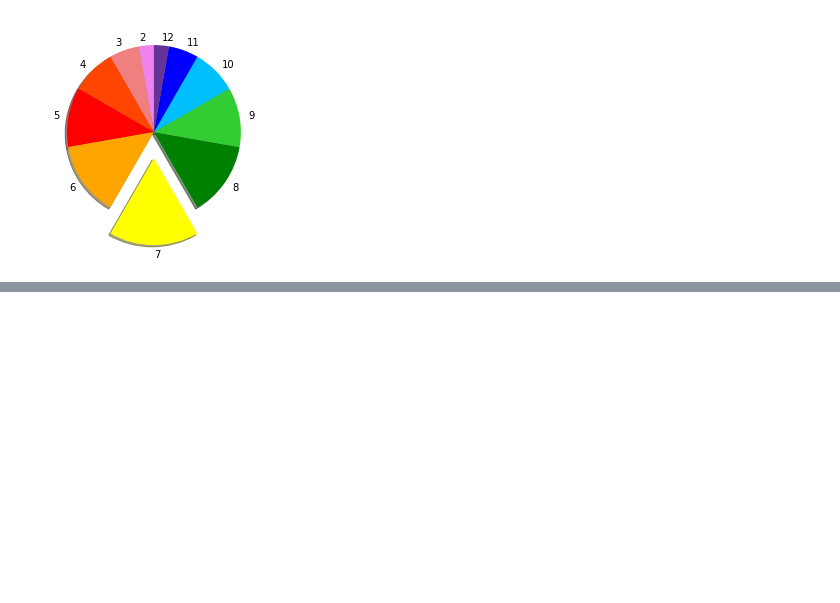
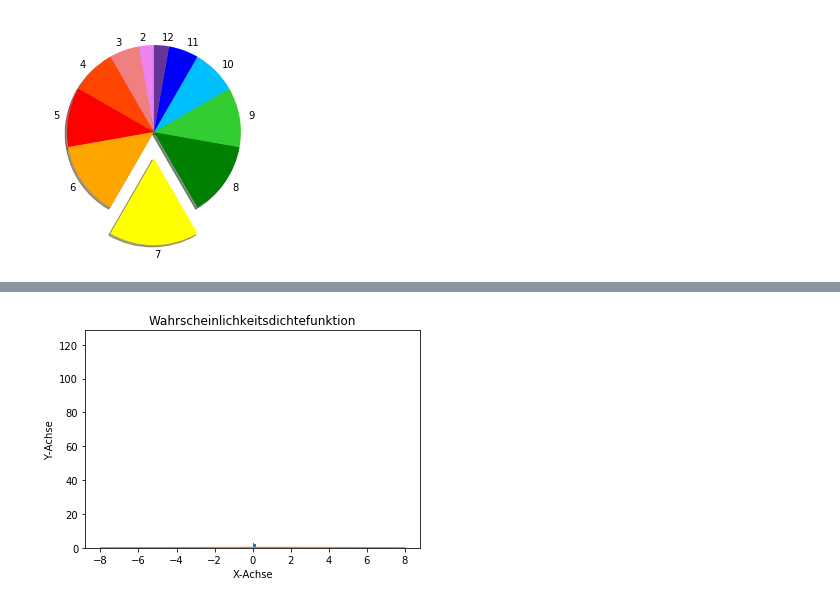
Before and after one commit to cheorges/Analysis-With-Python, a Jupyter notebook: Erstellung von Graphiken mit Matplotlib.ipynb, the cells around one changed output, grey strips where cells are left out. Cells and saved outputs as stored; diff of their text form; code cells hidden in the pictures; blank space fills up the shorter version.

Commit message:
hist

```diff
--- a/Erstellung von Graphiken mit Matplotlib.ipynb
+++ b/Erstellung von Graphiken mit Matplotlib.ipynb
@@ -261,0 +268,16 @@ plt.show()
+# %%
+# Erstellt 1'000 Normalverteilte Daten zwsichen -8.0 und 8.0
+x = np.linspace(-8.0, 8.0, 1000)
+
+plt.title('Wahrscheinlichkeitsdichtefunktion')
+plt.xlabel('X-Achse')
+plt.ylabel('Y-Achse')
+
+mu, sigma = 0.0, 2.0
+x, y = normalPDF(x, mu, sigma)
+count, bins, ignored = plt.hist(y, 100, density=True)
+plt.plot(x, y)
+
+plt.show()
+# %% [output]
+[figure, added]
```
Also changed, not shown: parts of 5 cells of this notebook.
